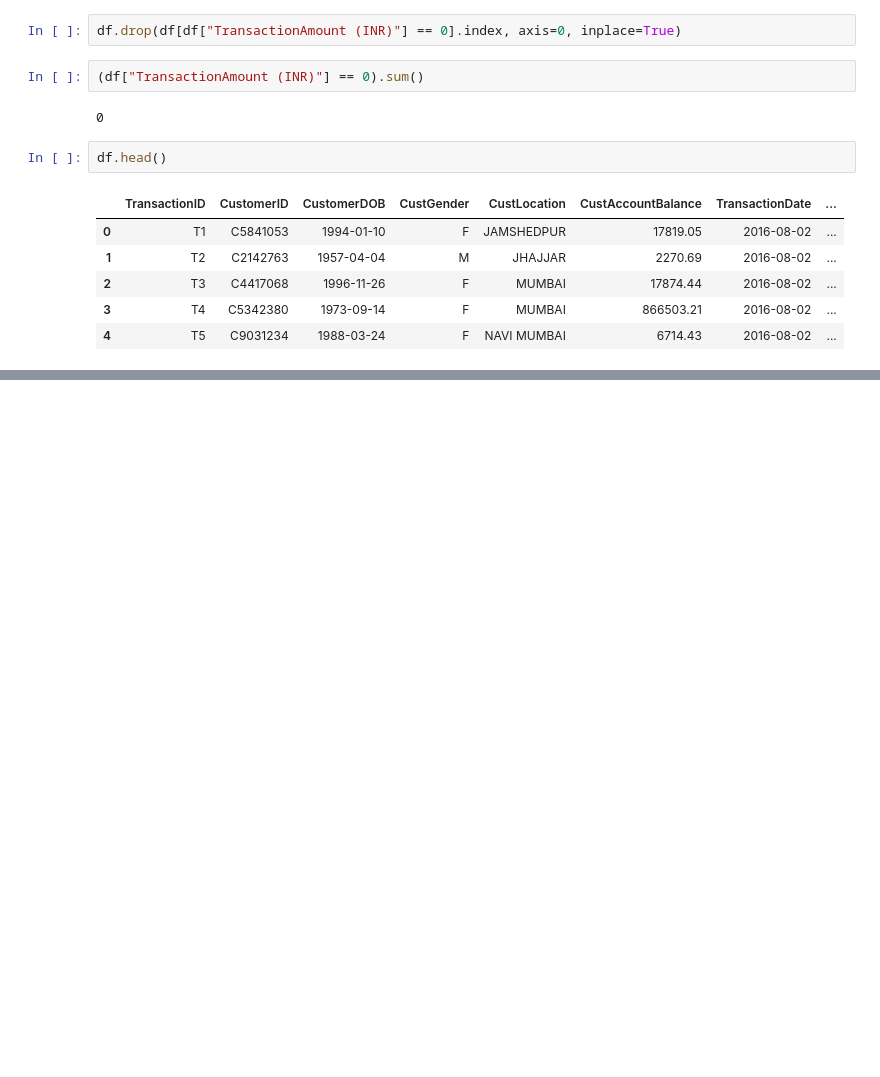
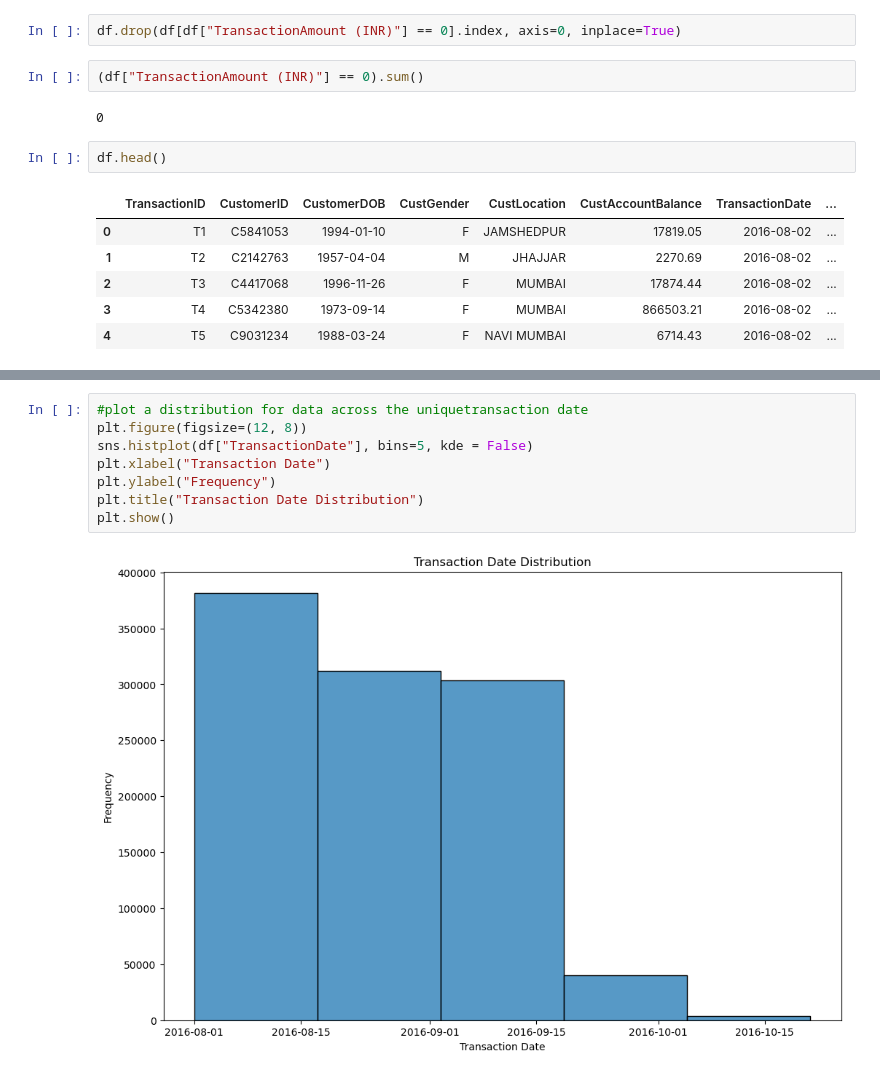
Before and after one commit to Halimat92/Optimizing-Retail-Banking-Strategies-, a Jupyter notebook: Optimizing_Retail_Banking_Strategies.ipynb, the cells around one changed output, grey strips where cells are left out. Drawn from its saved outputs; the diff is of its cells as text; blank space fills up the shorter version.

```diff
--- a/Optimizing_Retail_Banking_Strategies.ipynb
+++ b/Optimizing_Retail_Banking_Strategies.ipynb
@@ -327,0 +349,10 @@ df.head()
+# %%
+#plot a distribution for data across the uniquetransaction date
+plt.figure(figsize=(12, 8))
+sns.histplot(df["TransactionDate"], bins=5, kde = False)
+plt.xlabel("Transaction Date")
+plt.ylabel("Frequency")
+plt.title("Transaction Date Distribution")
+plt.show()
+# %% [output]
+[figure, added]
```
Also changed, not shown: parts of 37 cells of this notebook.
